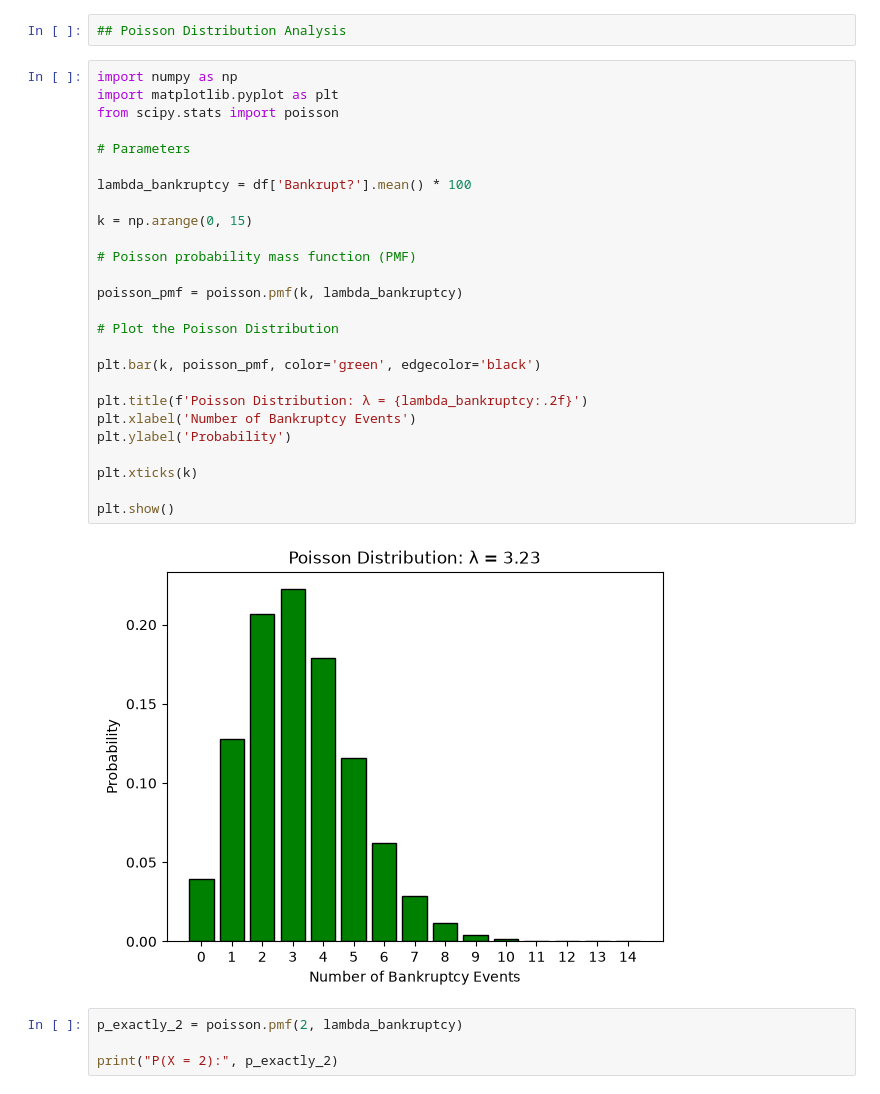
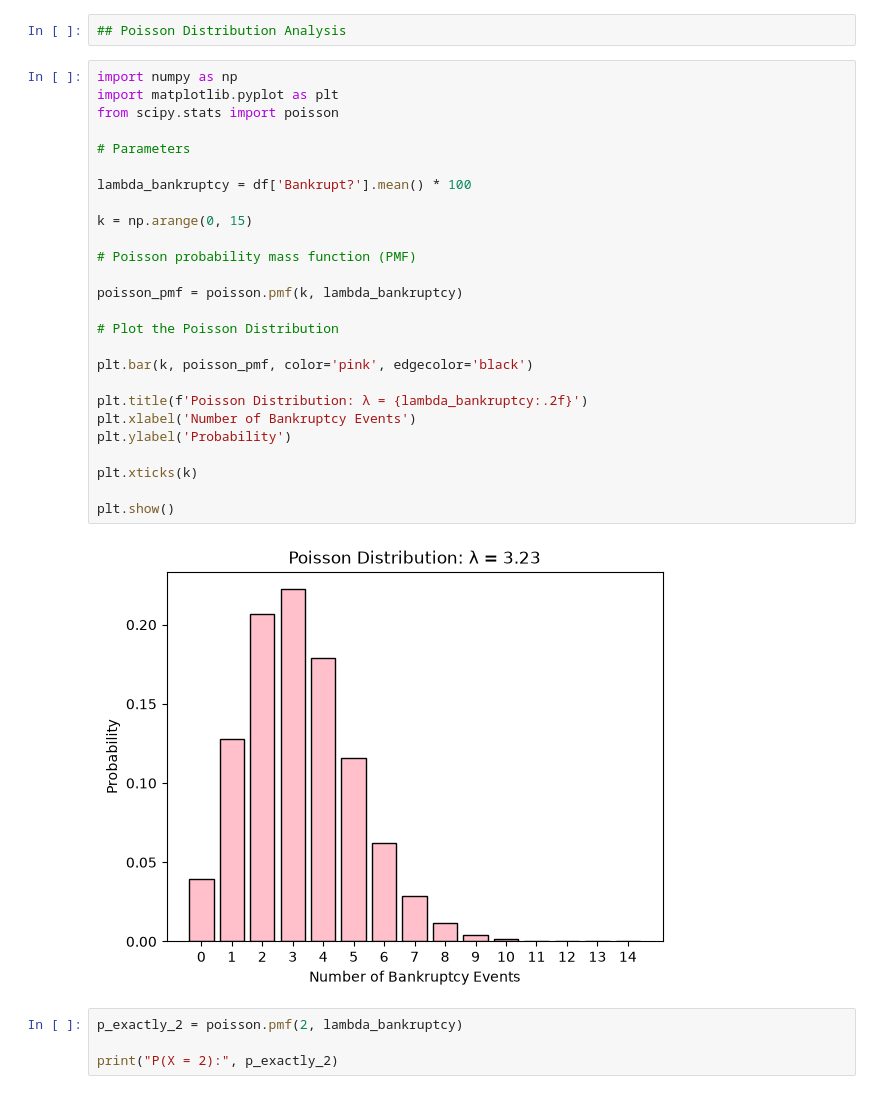
Before and after one commit to Donnnaa/stats_analysis_CA1_, a Jupyter notebook: STATS_CA1.ipynb, the cells around one changed output. Cells and saved outputs as stored; diff of their text form.

```diff
--- a/STATS_CA1.ipynb
+++ b/STATS_CA1.ipynb
@@ -150,31 +150,31 @@ A Binomial distribution was used because the bankruptcy variable has only two po
 # %%
 import numpy as np
 import matplotlib.pyplot as plt
 from scipy.stats import poisson
 
 # Parameters
 
 lambda_bankruptcy = df['Bankrupt?'].mean() * 100
 
 k = np.arange(0, 15)
 
 # Poisson probability mass function (PMF)
 
 poisson_pmf = poisson.pmf(k, lambda_bankruptcy)
 
 # Plot the Poisson Distribution
 
-plt.bar(k, poisson_pmf, color='green', edgecolor='black')
+plt.bar(k, poisson_pmf, color='pink', edgecolor='black')
 
 plt.title(f'Poisson Distribution: λ = {lambda_bankruptcy:.2f}')
 plt.xlabel('Number of Bankruptcy Events')
 plt.ylabel('Probability')
 
 plt.xticks(k)
 
 plt.show()
 # %% [output]
-[figure, old version]
+[figure, new version]
 # %%
 p_exactly_2 = poisson.pmf(2, lambda_bankruptcy)
 
```
Also changed, not shown: parts of 1 cell of this notebook.
